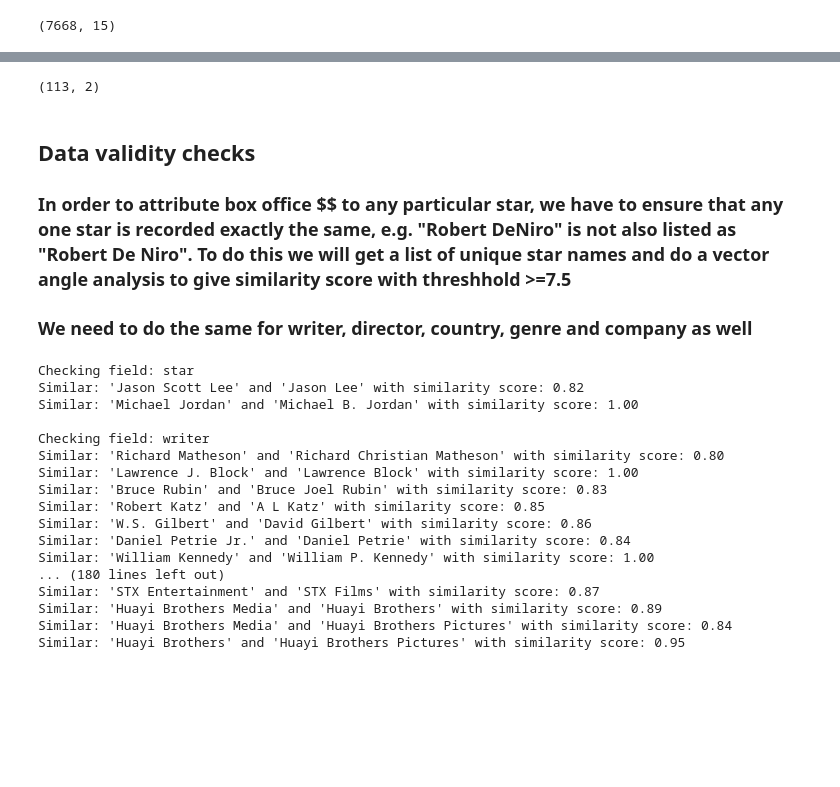
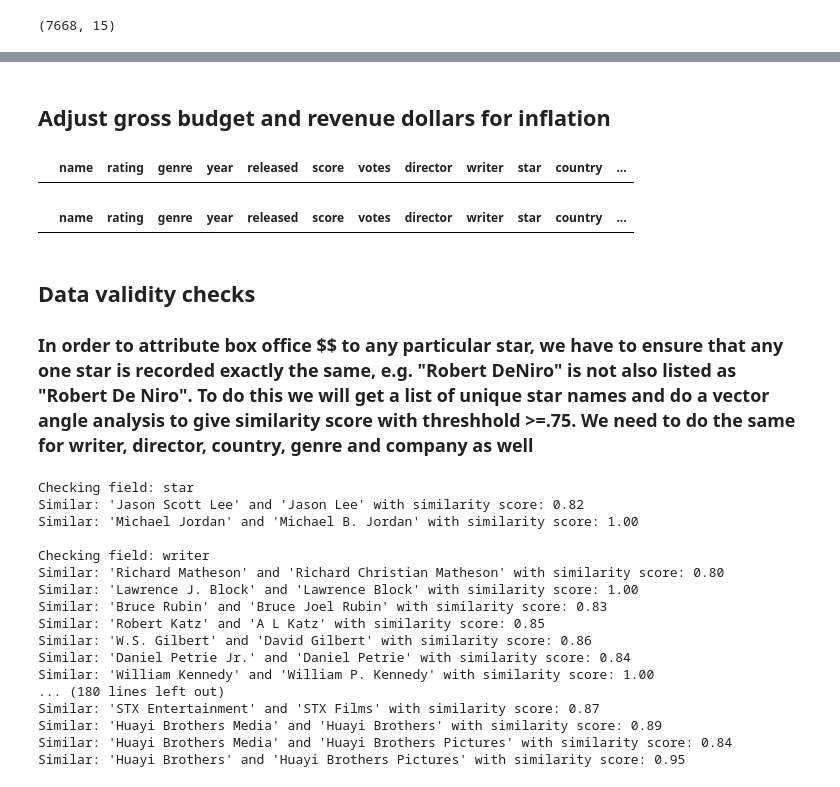
Before and after one commit to Shyam136/Group-1_Intro-to-DS-Programming, a Jupyter notebook: DataHandler_Prelim.ipynb, the cells around one changed output, grey strips where cells are left out. Saved outputs shown, nothing was run; the diff lists cells and outputs as text; code cells hidden in the pictures; blank space fills up the shorter version.

Commit message:
Final commit before class 20290924; Finished the notebook with markup and comments, created file directories and wrote all files to correct places.

```diff
--- a/DataHandler_Prelim.ipynb
+++ b/DataHandler_Prelim.ipynb
@@ -3,7 +3,7 @@
 # %%
 import pandas as pd
 
-df_movies_raw = pd.read_csv('./Data/movies.csv')
+df_movies_raw = pd.read_csv('./data/raw/movies.csv')
 
 df_movies_raw.head()
 # %% [output]
@@ -98,3 +83,0 @@ df_movies_raw.T
-# %%
-# add release year column to cleanly join later
-df_movies_raw['release_year'] = df_movies_raw['release_date'].dt.year
@@ -124,11 +84,16 @@ df_movies_raw.T
+# %% [markdown]
+## Adjust gross budget and revenue dollars for inflation
 # %%
 # get adjusted_dollars.csv into a dataframe
-df_adjusted_dollars = pd.read_csv('./Data/adjusted_dollars.csv')
-df_adjusted_dollars.shape
+df_adjusted_dollars = pd.read_csv('./data/raw/adjusted_dollars.csv')
+#df_adjusted_dollars.shape
+
+
+# merge df_movies_raw with df_adjusted_dollars on year and add InflationMultiplier field to df_movies_raw
+df_movies = pd.merge(df_movies_raw, df_adjusted_dollars[['Year', 'InflationMultiplier']], left_on=df_movies_raw['year'], right_on='Year', how='left')
+# drop the redundant Year field
+df_movies = df_movies.drop(columns=['Year'])
+
+# add a new column for adjusted gross
+df_movies['adjusted_gross'] = df_movies['gross'] * df_movies['InflationMultiplier']
+df_movies['adjusted_budget'] = df_movies['budget'] * df_movies['InflationMultiplier']
-# %% [output]
-(113, 2)
-# %%
-# merge df_movies_raw with df_adjusted_dollars on year and add InflationMultiplier field to df_movies_raw
-df_movies = pd.merge(df_movies_raw, df_adjusted_dollars[['Year', 'InflationMultiplier']], left_on=df_movies_raw['release_year'], right_on='Year', how='left')
-# drop the redundant Year field
-df_movies = df_movies.drop(columns=['Year'])
@@ -138,9 +100,17 @@ df_movies['adjusted_gross'] = df_movies['gross'] * df_movies['InflationMultiplie
+# %%
+# ensure our adjusted_gross field is populated where gross is populated
+df_movies[(df_movies['adjusted_gross'].isnull()) & (df_movies['gross'].notnull())]
+# %% [output]
+|  | name | rating | genre | year | released | score | votes | director | writer | star | country | ... |
+# %%
+# ensure our adjusted_budget field is populated where budget is populated
+df_movies[(df_movies['adjusted_budget'].isnull()) & (df_movies['budget'].notnull())]
+# %% [output]
+|  | name | rating | genre | year | released | score | votes | director | writer | star | country | ... |
 # %% [markdown]
 ## Data validity checks
 
-### In order to attribute box office $$ to any particular star, we have to ensure that any one star is recorded exactly the same, e.g. "Robert DeNiro" is not also listed as "Robert De Niro". To do this we will get a list of unique star names and do a vector angle analysis to give similarity score with threshhold >=7.5
-
-### We need to do the same for writer, director, country, genre and company as well
+### In order to attribute box office $$ to any particular star, we have to ensure that any one star is recorded exactly the same, e.g. "Robert DeNiro" is not also listed as "Robert De Niro". To do this we will get a list of unique star names and do a vector angle analysis to give similarity score with threshhold >=.75. We need to do the same for writer, director, country, genre and company as well
 # %%
 
 from sklearn.metrics.pairwise import cosine_similarity
```
Also changed, not shown: parts of 20 cells of this notebook, 4 other files.
